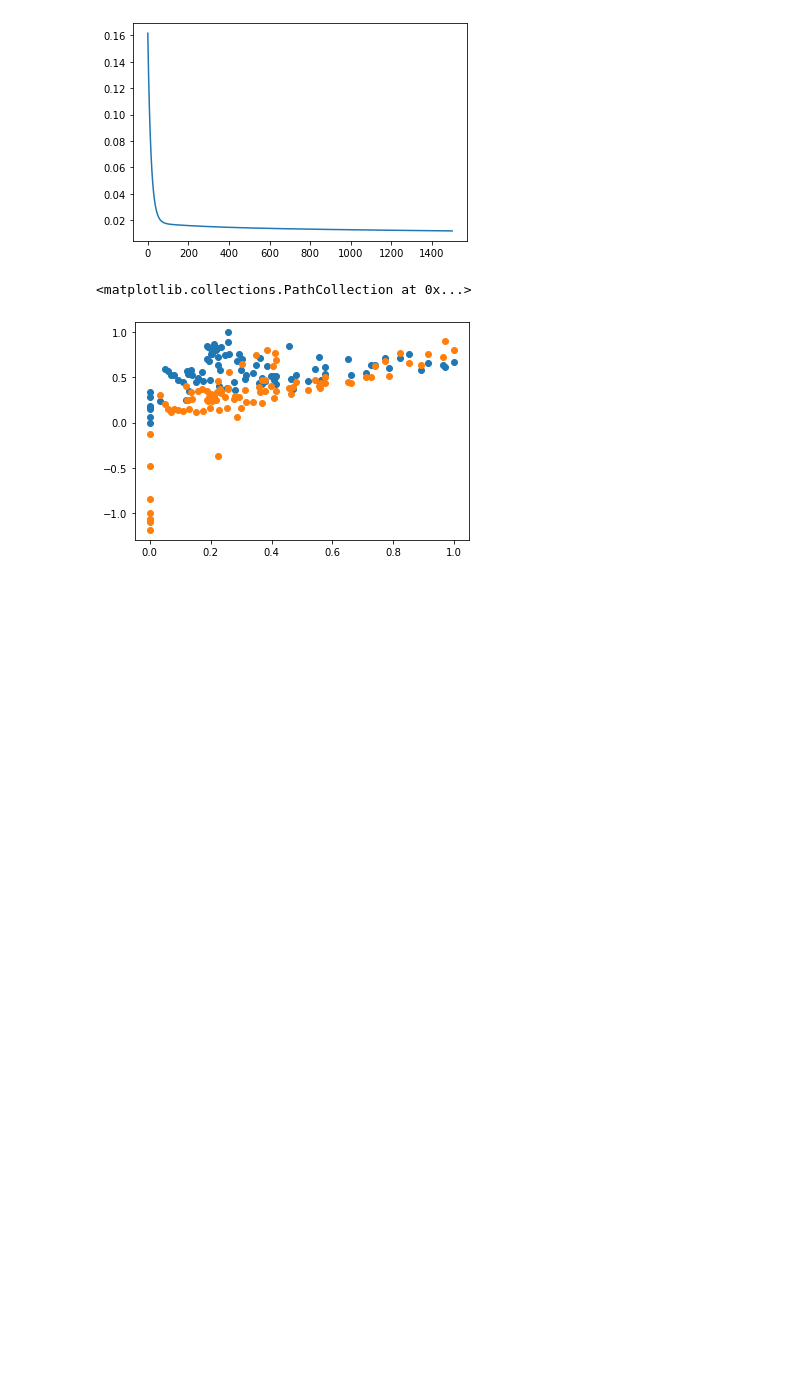
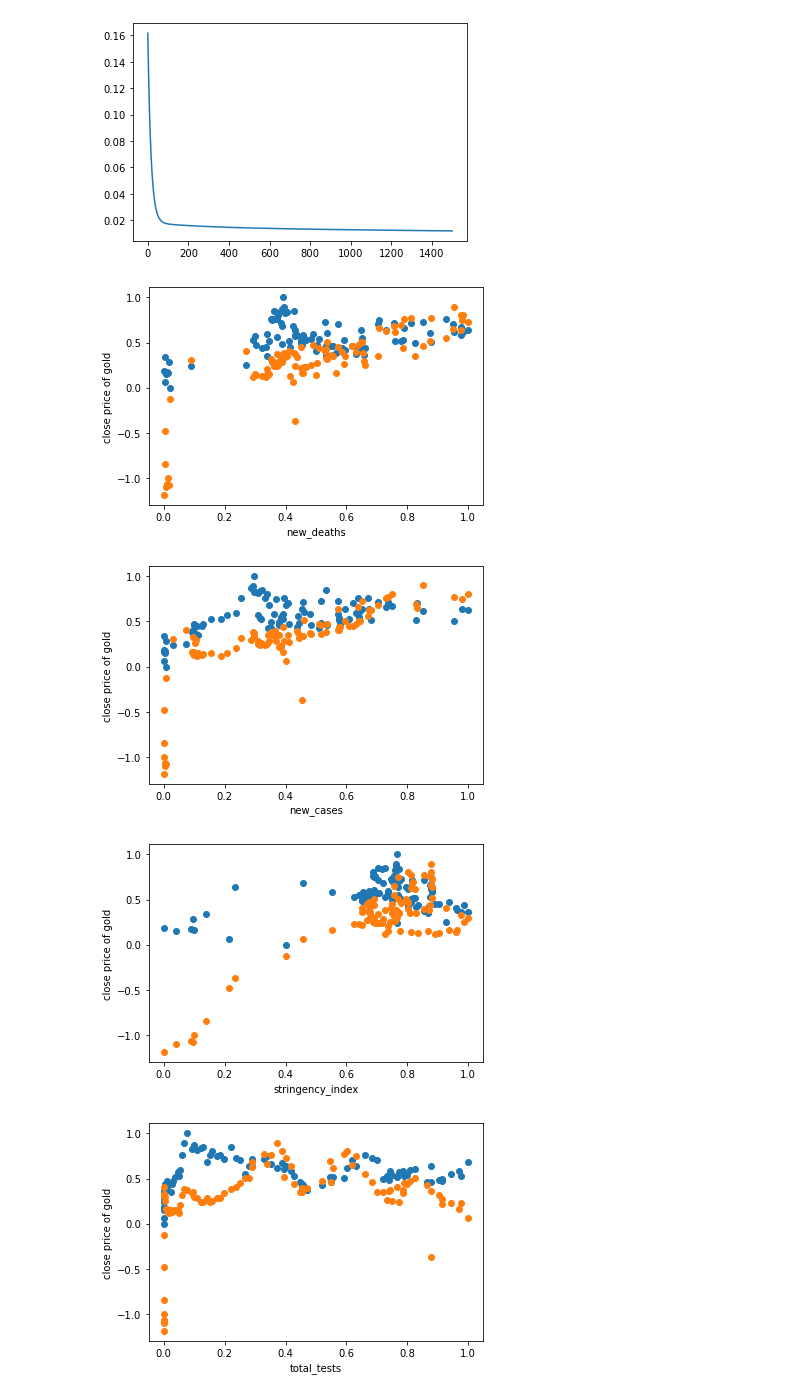
Before and after one commit to shanghongsim/term3_dtp, a Jupyter notebook: task2.ipynb, the cells around one changed output. Cells and saved outputs as stored; diff of their text form; code cells hidden in the pictures; blank space fills up the shorter version.

```diff
--- a/task2.ipynb
+++ b/task2.ipynb
@@ -112,6 +112,10 @@ def normalize_minmax(dfin):
     dfout=(df_copy-min_v)/(max_v-min_v)
     return dfout
 
+def normalize_z(df):
+    dfout=(df-df.mean(axis=0))/df.std(axis=0)
+    return dfout
+
 df_num_norm = normalize_minmax(df_num)
 stats = df_num_norm.describe()
 # display(stats)
@@ -282,13 +286,20 @@ plt.plot(J_storage)
 # %%
 features=['new_deaths', 'new_cases',
          'stringency_index','total_tests','total_vaccinations',
          'reproduction_rate','hospital_beds_per_thousand','hosp_patients_per_million',
          'hosp_patients','icu_patients_per_million','icu_patients']
 
 pred = predict(df_feature, beta)
 
-plt.scatter(df_feature['hosp_patients'],target)
-plt.scatter(df_feature['hosp_patients'],pred)
+for i in range(len(features)):
+    ft=features[i]
+    plt.figure(i)
+    plt.scatter(df_feature[ft],target)
+    plt.scatter(df_feature[ft],pred)
+    plt.xlabel(ft)
+    plt.ylabel('close price of gold')
 # %% [output]
-<matplotlib.collections.PathCollection at 0x...>
-[figure, old version]
+[figure, new version]
+[figure, added]
+[figure, added]
+[figure, added]
```
Also changed, not shown: parts of 8 cells of this notebook, 1 other file.
